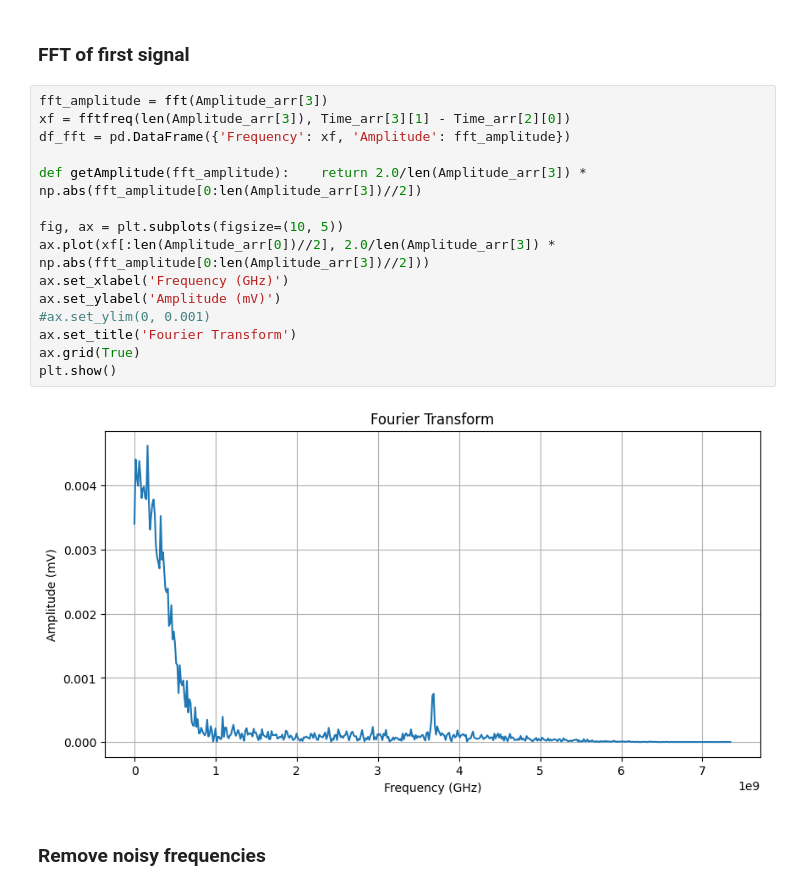
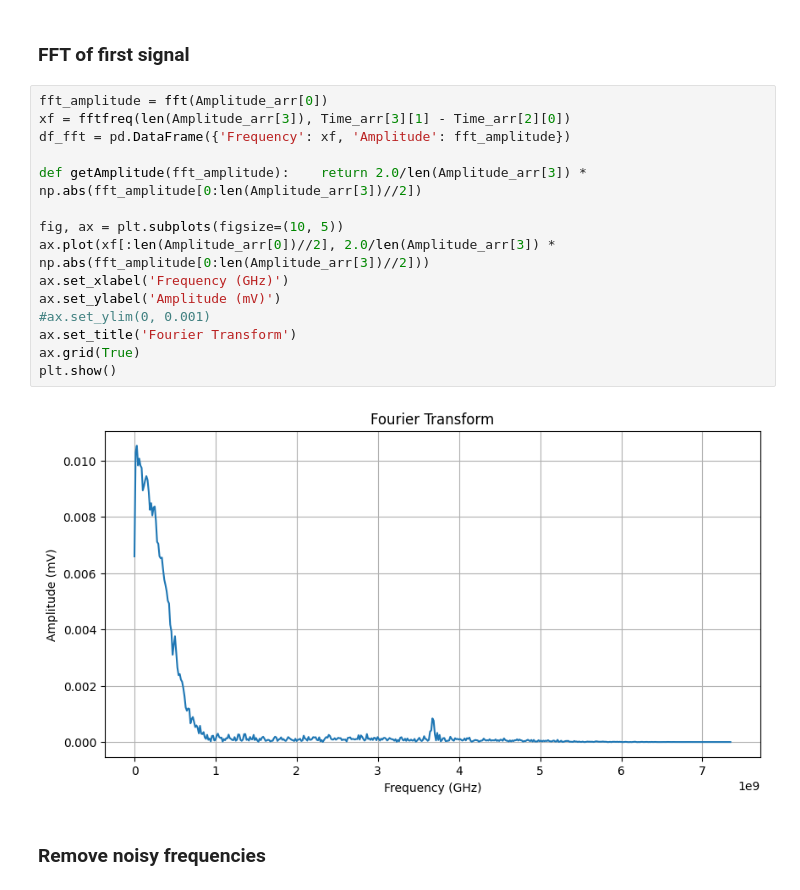
Before and after one commit to GiorgioAlbertoLucia/LabFNS2, a Jupyter notebook: Beta/src/signalFFT.ipynb, the cells around one changed output. Saved outputs shown, nothing was run; the diff lists cells and outputs as text.

```diff
--- a/Beta/src/signalFFT.ipynb
+++ b/Beta/src/signalFFT.ipynb
@@ -53,22 +53,22 @@ RMS = 0.0020044273034552033 mV
 # %% [markdown]
 ### FFT of first signal
 # %%
-fft_amplitude = fft(Amplitude_arr[3])
+fft_amplitude = fft(Amplitude_arr[0])
 xf = fftfreq(len(Amplitude_arr[3]), Time_arr[3][1] - Time_arr[2][0])
 df_fft = pd.DataFrame({'Frequency': xf, 'Amplitude': fft_amplitude})
 
 def getAmplitude(fft_amplitude):    return 2.0/len(Amplitude_arr[3]) * np.abs(fft_amplitude[0:len(Amplitude_arr[3])//2])
 
 fig, ax = plt.subplots(figsize=(10, 5))
 ax.plot(xf[:len(Amplitude_arr[0])//2], 2.0/len(Amplitude_arr[3]) * np.abs(fft_amplitude[0:len(Amplitude_arr[3])//2]))
 ax.set_xlabel('Frequency (GHz)')
 ax.set_ylabel('Amplitude (mV)')
 #ax.set_ylim(0, 0.001)
 ax.set_title('Fourier Transform')
 ax.grid(True)
 plt.show()
 # %% [output]
-[figure, old version]
+[figure, new version]
 # %% [markdown]
 ### Remove noisy frequencies
 # %%
```
Also changed, not shown: parts of 4 cells of this notebook.
